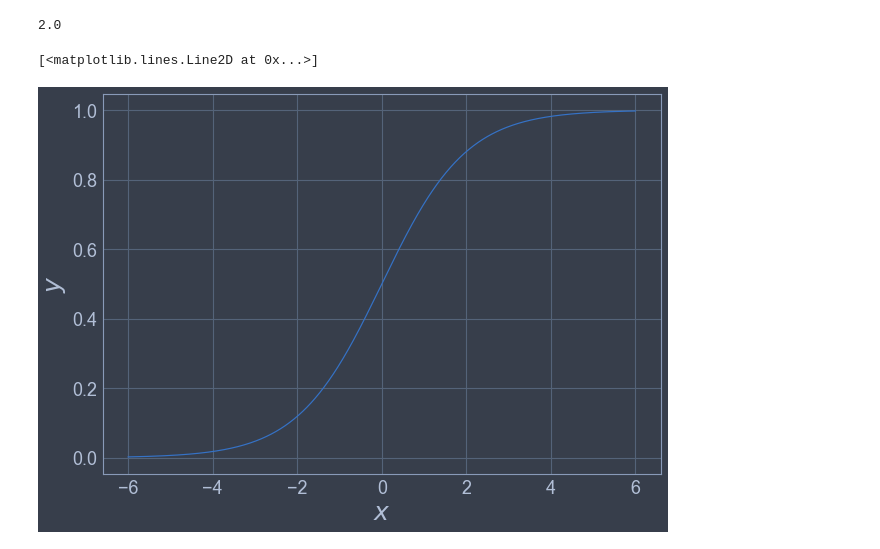
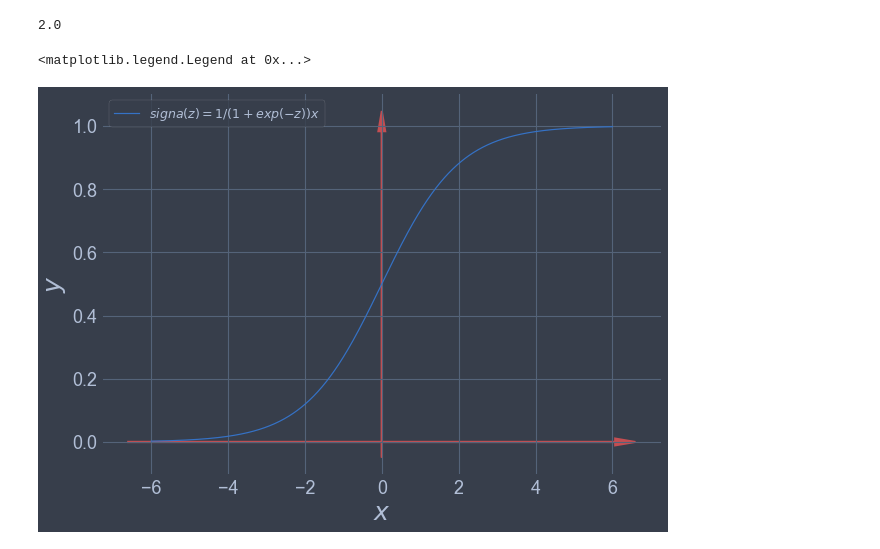
Before and after one commit to sive2045/ml_study, a Jupyter notebook: Function ploting.ipynb, the cells around one changed output. Cells and saved outputs as stored; diff of their text form; code cells hidden in the pictures.

```diff
--- a/Function ploting.ipynb
+++ b/Function ploting.ipynb
@@ -116,23 +116,25 @@ log(4,2)
 # %%
 # sigmoid function
 # 0 ~ 1 사이의 함수 값을 가짐
 # 이전 함수가 어떤 값을 출력해도 최종 출력을 0과 1사이로 변환함
 # 이를 '밀어넣다'라는 의미의 squash function이라 함.
 
 fig = plt.figure(figsize=(10,7))
 
 # a>0
 ax = fig.add_subplot(1,1,1)
 ax.xaxis.set_tick_params(labelsize=18)
 ax.yaxis.set_tick_params(labelsize=18)
 
 plt.xlabel('$x$', fontsize=25)
 plt.ylabel('$y$', fontsize=25)
 
 x = np.linspace(-6,6,1000)
 y = 1.0/(1+np.e**(-x))
 
-ax.plot(x,y,color='b', label=r"$signa(z) x$")
+ax.plot(x,y,color='b', label=r"$signa(z)=1/(1+exp(-z))x$")
+arrowed_spines(fig,ax)
+ax.legend()
 # %% [output]
-[<matplotlib.lines.Line2D at 0x...>]
+<matplotlib.legend.Legend at 0x...>
-[figure, old version]
+[figure, new version]
```
Also changed, not shown: 1 other file.
